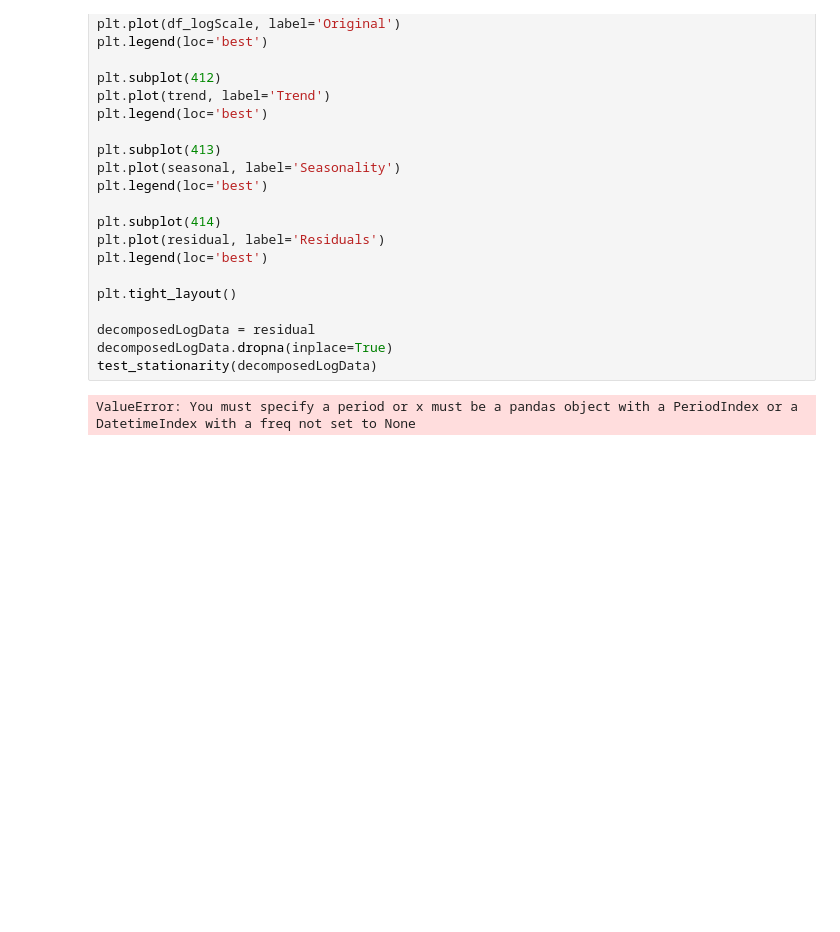
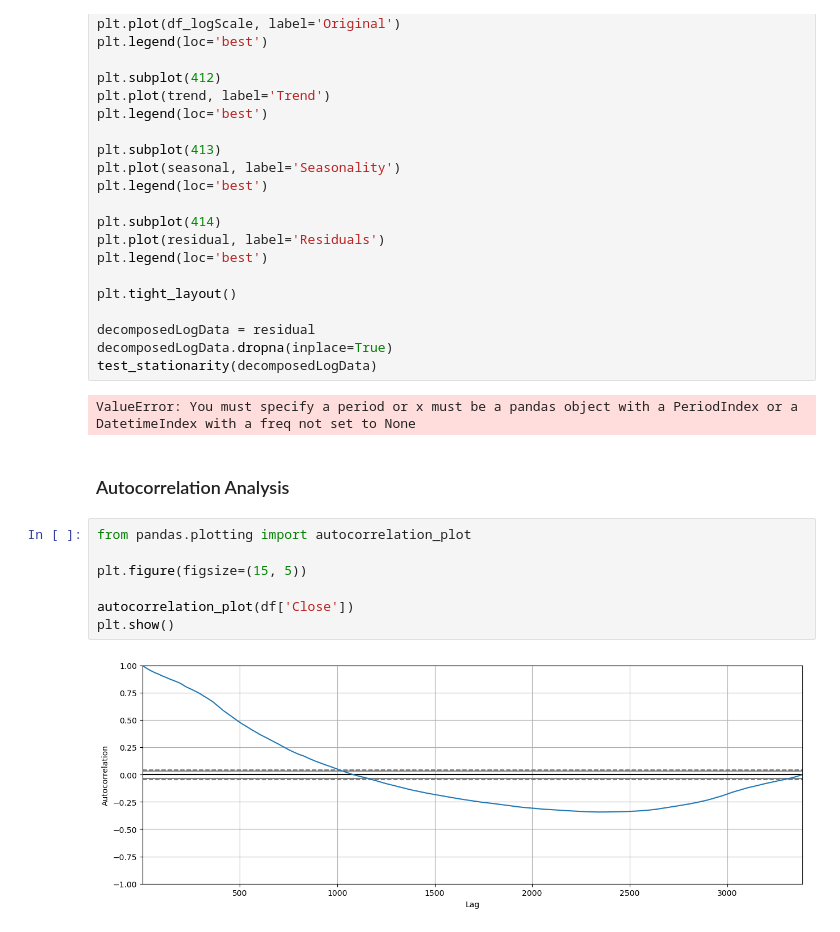
Before and after one commit to Stephie01/Time-Series-Analysis---Predicting-Microsoft-Stock-Prices-, a Jupyter notebook: project.ipynb, the cells around one changed output. Cells and saved outputs as stored; diff of their text form; blank space fills up the shorter version.

```diff
--- a/project.ipynb
+++ b/project.ipynb
@@ -645,3 +643,14 @@ decomposedLogData.dropna(inplace=True)
 test_stationarity(decomposedLogData)
 # %% [output]
 ValueError: You must specify a period or x must be a pandas object with a PeriodIndex or a DatetimeIndex with a freq not set to None
+# %% [markdown]
+### Autocorrelation Analysis
+# %%
+from pandas.plotting import autocorrelation_plot
+
+plt.figure(figsize=(15, 5))
+
+autocorrelation_plot(df['Close'])
+plt.show()
+# %% [output]
+[figure, added]
```
Also changed, not shown: parts of 7 cells of this notebook.
